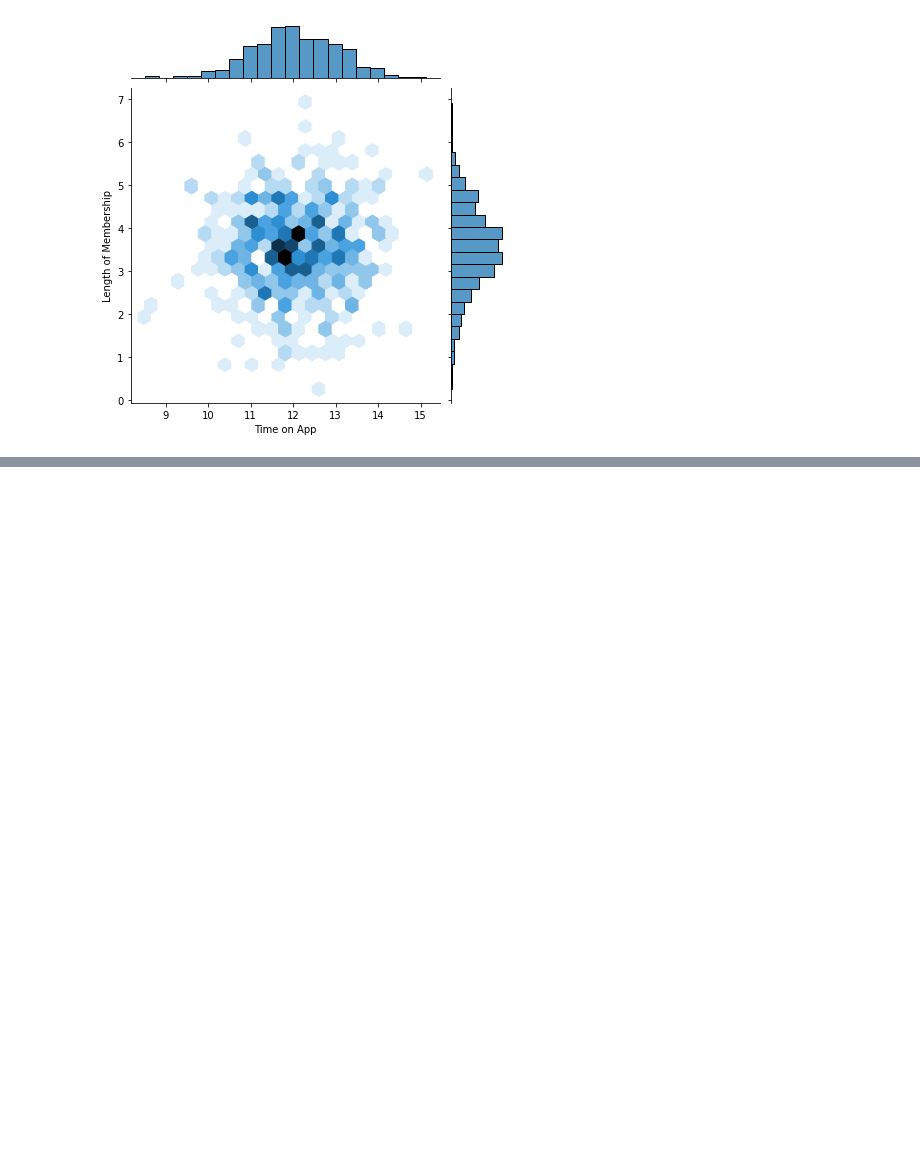
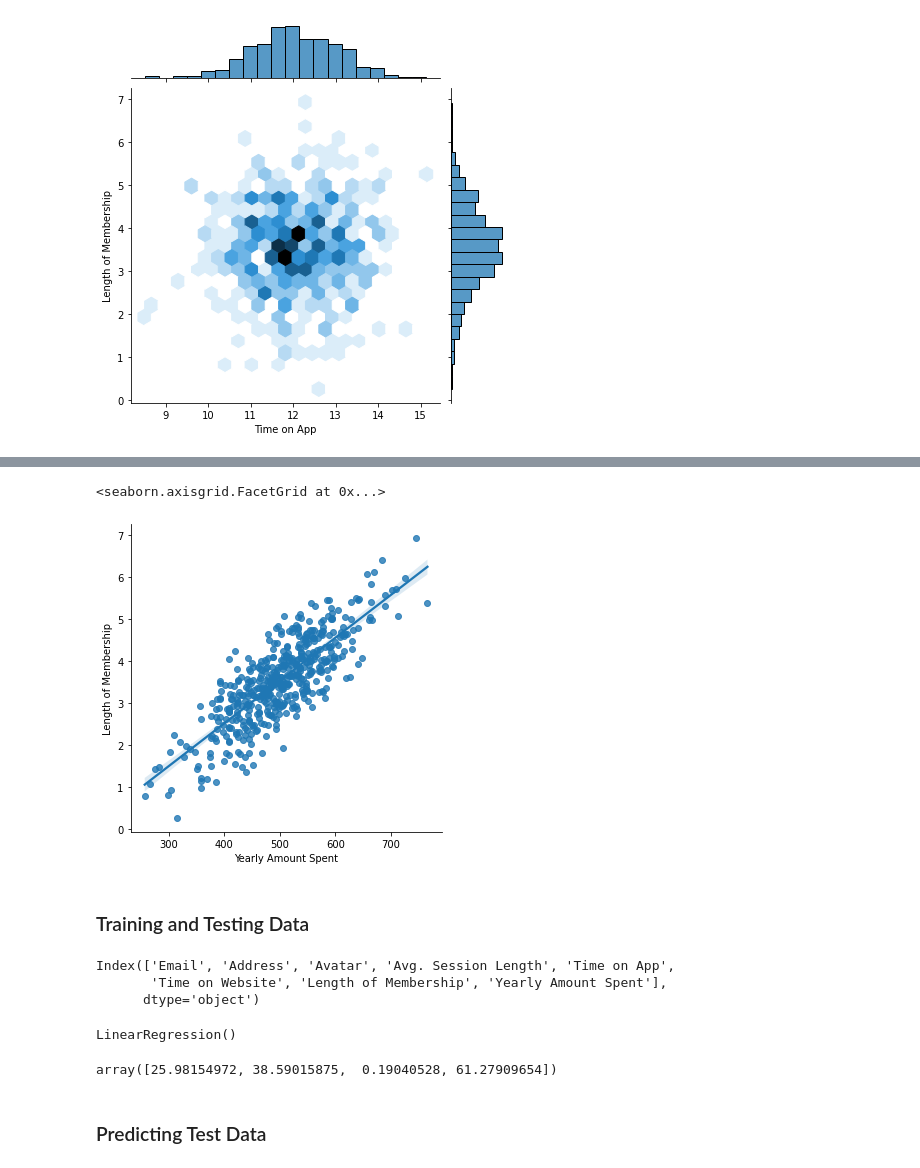
Before and after one commit to michael-bruno/ml-dev, a Jupyter notebook: linear-regression/ecommerce.ipynb, the cells around one changed output, grey strips where cells are left out. Cells and saved outputs as stored; diff of their text form; code cells hidden in the pictures; blank space fills up the shorter version.

```diff
--- a/linear-regression/ecommerce.ipynb
+++ b/linear-regression/ecommerce.ipynb
@@ -70,0 +76,7 @@ sns.jointplot(x="Time on App",y="Length of Membership",kind="hex",data=customers
+# %%
+sns.lmplot(x="Yearly Amount Spent",y="Length of Membership",data=customers)
+# %% [output]
+<seaborn.axisgrid.FacetGrid at 0x...>
+[figure, added]
+# %% [markdown]
+### Training and Testing Data
@@ -70,0 +85,6 @@ sns.jointplot(x="Time on App",y="Length of Membership",kind="hex",data=customers
+# %%
+customers.columns
+# %% [output]
+Index(['Email', 'Address', 'Avatar', 'Avg. Session Length', 'Time on App',
+       'Time on Website', 'Length of Membership', 'Yearly Amount Spent'],
+      dtype='object')
@@ -70,0 +97,12 @@ sns.jointplot(x="Time on App",y="Length of Membership",kind="hex",data=customers
+# %%
+from sklearn.linear_model import LinearRegression
+lm = LinearRegression()
+lm.fit(x_train,y_train)
+# %% [output]
+LinearRegression()
+# %%
+lm.coef_
+# %% [output]
+array([25.98154972, 38.59015875,  0.19040528, 61.27909654])
+# %% [markdown]
+### Predicting Test Data
```
Also changed, not shown: parts of 14 cells of this notebook.
